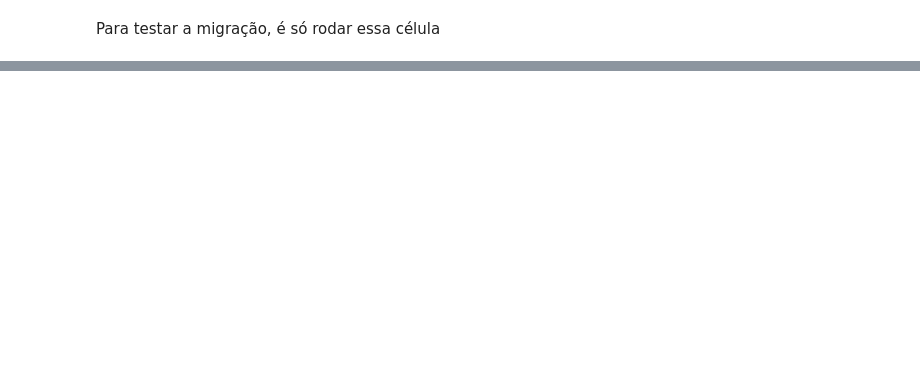
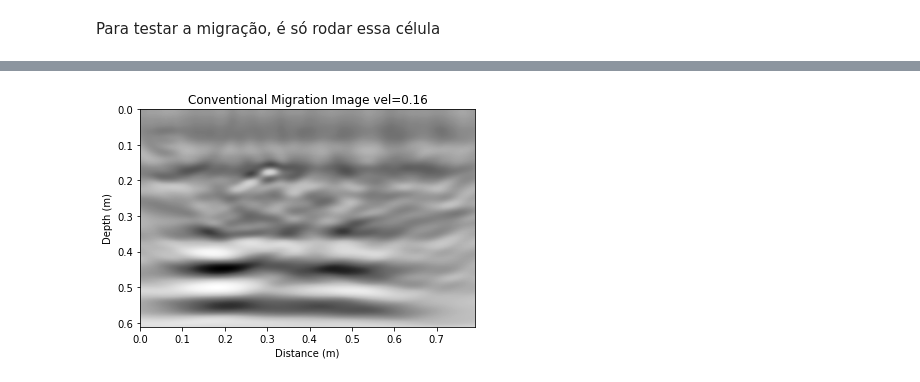
Before and after one commit to GuilhermeZakarewicz/DiffraPy, a Jupyter notebook: Testes_GPR.ipynb, the cells around one changed output, grey strips where cells are left out. Drawn from its saved outputs; the diff is of its cells as text; code cells hidden in the pictures; blank space fills up the shorter version.

```diff
--- a/Testes_GPR.ipynb
+++ b/Testes_GPR.ipynb
@@ -283,0 +285,4 @@ plt.show()
+# %%
+dwin=dt
+win=5*dt #Time Window in seconds
+app_ref=1 #Aperture for conventional migration
@@ -283,0 +351,11 @@ plt.show()
+# %%
+mig = TESTEgprKirchhoffMigration(cdp1,dx,dz,dt,win,dwin,app_ref,app_dif,time_table)
+
+plt.imshow(mig,aspect="auto",cmap="Greys",extent=[0,dx*nx,dz*nz,0])
+plt.title(f"Conventional Migration Image vel={c}")
+plt.xlabel("Distance (m)")
+plt.ylabel("Depth (m)")
+
+plt.show()
+# %% [output]
+[figure, added]
```
Also changed, not shown: parts of 39 cells of this notebook, 1 other file.
